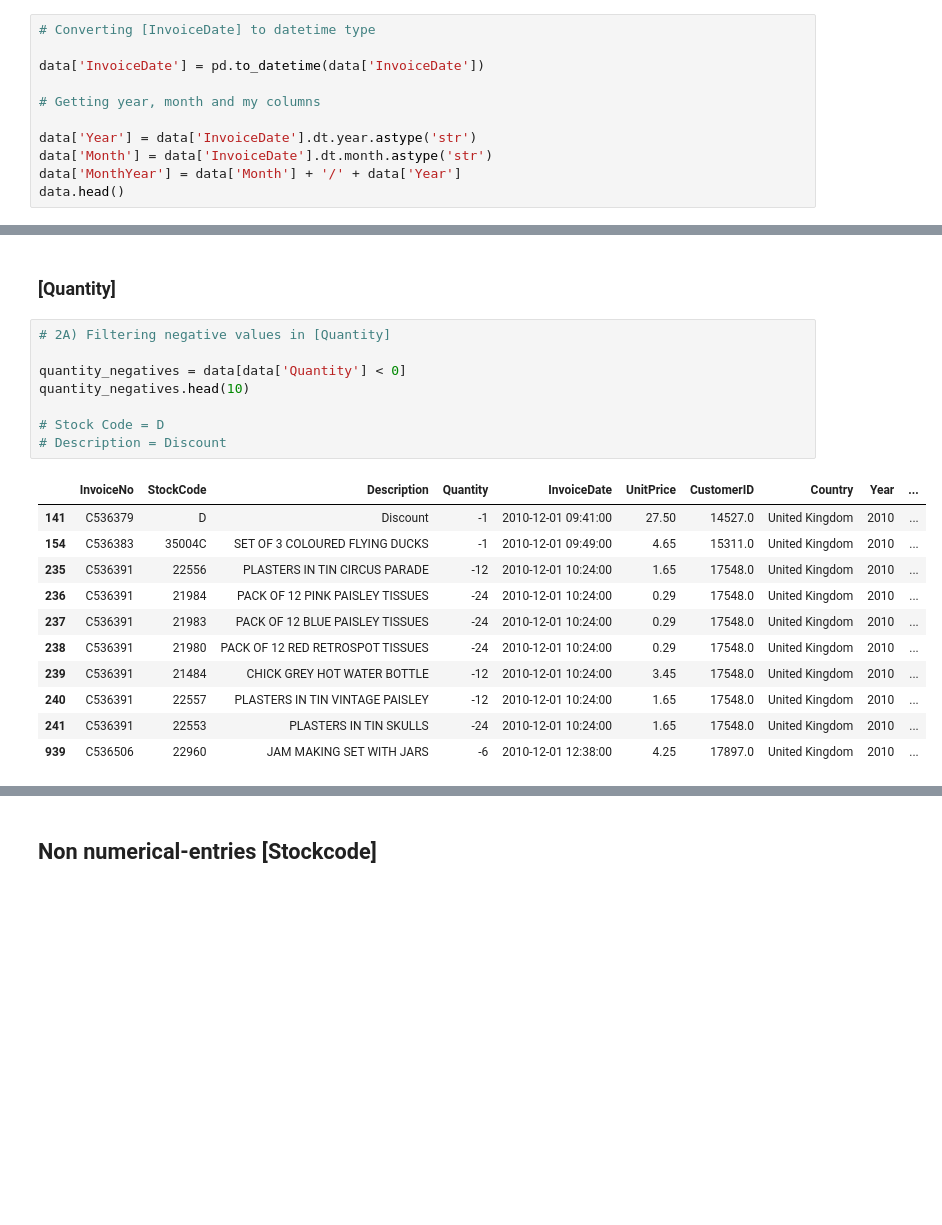
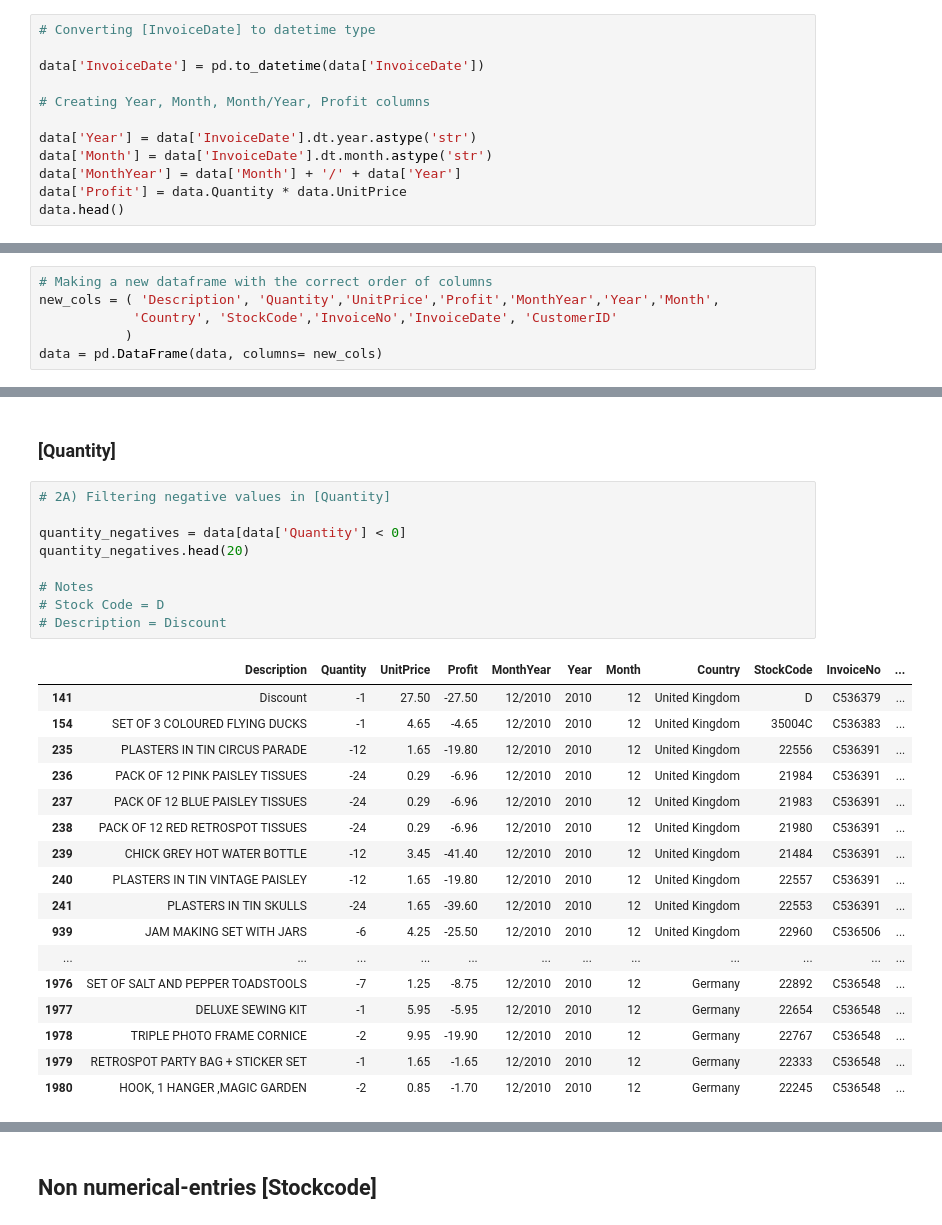
Before and after one commit to TheoPallis/Portfolio, a Jupyter notebook: Sales_Analysis_2/Cleaning_Store_Dataset.ipynb, the cells around one changed output, grey strips where cells are left out. Saved outputs shown, nothing was run; the diff lists cells and outputs as text; blank space fills up the shorter version.

```diff
--- a/Sales_Analysis_2/Cleaning_Store_Dataset.ipynb
+++ b/Sales_Analysis_2/Cleaning_Store_Dataset.ipynb
@@ -78,11 +86,12 @@ data.describe()
 
 data['InvoiceDate'] = pd.to_datetime(data['InvoiceDate'])
 
-# Getting year, month and my columns
+# Creating Year, Month, Month/Year, Profit columns
 
 data['Year'] = data['InvoiceDate'].dt.year.astype('str')
 data['Month'] = data['InvoiceDate'].dt.month.astype('str')
 data['MonthYear'] = data['Month'] + '/' + data['Year']
+data['Profit'] = data.Quantity * data.UnitPrice
 data.head()
 # %% [output]
 |  | InvoiceNo | StockCode | Description | Quantity | InvoiceDate | UnitPrice | CustomerID | Country | Year | ... |
@@ -94,3 +122,9 @@ data.head()
+# %%
+# Making a new dataframe with the correct order of columns
+new_cols = ( 'Description', 'Quantity','UnitPrice','Profit','MonthYear','Year','Month',
+            'Country', 'StockCode','InvoiceNo','InvoiceDate', 'CustomerID'
+           )
+data = pd.DataFrame(data, columns= new_cols)
 # %% [markdown]
 ## Inspecting negative values in :
 # %% [markdown]
@@ -134,23 +171,30 @@ data[data['StockCode'] ==  'B']
 # %%
 # 2A) Filtering negative values in [Quantity]
 
 quantity_negatives = data[data['Quantity'] < 0]
-quantity_negatives.head(10)
+quantity_negatives.head(20)
 
+# Notes
 # Stock Code = D
 # Description = Discount
 # %% [output]
-|  | InvoiceNo | StockCode | Description | Quantity | InvoiceDate | UnitPrice | CustomerID | Country | Year | ... |
-| 141 | C536379 | D | Discount | -1 | 2010-12-01 09:41:00 | 27.50 | 14527.0 | United Kingdom | 2010 | ... |
-| 154 | C536383 | 35004C | SET OF 3 COLOURED FLYING DUCKS | -1 | 2010-12-01 09:49:00 | 4.65 | 15311.0 | United Kingdom | 2010 | ... |
-| 235 | C536391 | 22556 | PLASTERS IN TIN CIRCUS PARADE | -12 | 2010-12-01 10:24:00 | 1.65 | 17548.0 | United Kingdom | 2010 | ... |
-| 236 | C536391 | 21984 | PACK OF 12 PINK PAISLEY TISSUES | -24 | 2010-12-01 10:24:00 | 0.29 | 17548.0 | United Kingdom | 2010 | ... |
-| 237 | C536391 | 21983 | PACK OF 12 BLUE PAISLEY TISSUES | -24 | 2010-12-01 10:24:00 | 0.29 | 17548.0 | United Kingdom | 2010 | ... |
-| 238 | C536391 | 21980 | PACK OF 12 RED RETROSPOT TISSUES | -24 | 2010-12-01 10:24:00 | 0.29 | 17548.0 | United Kingdom | 2010 | ... |
-| 239 | C536391 | 21484 | CHICK GREY HOT WATER BOTTLE | -12 | 2010-12-01 10:24:00 | 3.45 | 17548.0 | United Kingdom | 2010 | ... |
-| 240 | C536391 | 22557 | PLASTERS IN TIN VINTAGE PAISLEY | -12 | 2010-12-01 10:24:00 | 1.65 | 17548.0 | United Kingdom | 2010 | ... |
-| 241 | C536391 | 22553 | PLASTERS IN TIN SKULLS | -24 | 2010-12-01 10:24:00 | 1.65 | 17548.0 | United Kingdom | 2010 | ... |
-| 939 | C536506 | 22960 | JAM MAKING SET WITH JARS | -6 | 2010-12-01 12:38:00 | 4.25 | 17897.0 | United Kingdom | 2010 | ... |
+|  | Description | Quantity | UnitPrice | Profit | MonthYear | Year | Month | Country | StockCode | InvoiceNo | ... |
+| 141 | Discount | -1 | 27.50 | -27.50 | 12/2010 | 2010 | 12 | United Kingdom | D | C536379 | ... |
+| 154 | SET OF 3 COLOURED FLYING DUCKS | -1 | 4.65 | -4.65 | 12/2010 | 2010 | 12 | United Kingdom | 35004C | C536383 | ... |
+| 235 | PLASTERS IN TIN CIRCUS PARADE | -12 | 1.65 | -19.80 | 12/2010 | 2010 | 12 | United Kingdom | 22556 | C536391 | ... |
+| 236 | PACK OF 12 PINK PAISLEY TISSUES | -24 | 0.29 | -6.96 | 12/2010 | 2010 | 12 | United Kingdom | 21984 | C536391 | ... |
+| 237 | PACK OF 12 BLUE PAISLEY TISSUES | -24 | 0.29 | -6.96 | 12/2010 | 2010 | 12 | United Kingdom | 21983 | C536391 | ... |
+| 238 | PACK OF 12 RED RETROSPOT TISSUES | -24 | 0.29 | -6.96 | 12/2010 | 2010 | 12 | United Kingdom | 21980 | C536391 | ... |
+| 239 | CHICK GREY HOT WATER BOTTLE | -12 | 3.45 | -41.40 | 12/2010 | 2010 | 12 | United Kingdom | 21484 | C536391 | ... |
+| 240 | PLASTERS IN TIN VINTAGE PAISLEY | -12 | 1.65 | -19.80 | 12/2010 | 2010 | 12 | United Kingdom | 22557 | C536391 | ... |
+| 241 | PLASTERS IN TIN SKULLS | -24 | 1.65 | -39.60 | 12/2010 | 2010 | 12 | United Kingdom | 22553 | C536391 | ... |
+| 939 | JAM MAKING SET WITH JARS | -6 | 4.25 | -25.50 | 12/2010 | 2010 | 12 | United Kingdom | 22960 | C536506 | ... |
+| ... | ... | ... | ... | ... | ... | ... | ... | ... | ... | ... | ... |
+| 1976 | SET OF SALT AND PEPPER TOADSTOOLS | -7 | 1.25 | -8.75 | 12/2010 | 2010 | 12 | Germany | 22892 | C536548 | ... |
+| 1977 | DELUXE SEWING KIT | -1 | 5.95 | -5.95 | 12/2010 | 2010 | 12 | Germany | 22654 | C536548 | ... |
+| 1978 | TRIPLE PHOTO FRAME CORNICE | -2 | 9.95 | -19.90 | 12/2010 | 2010 | 12 | Germany | 22767 | C536548 | ... |
+| 1979 | RETROSPOT PARTY BAG + STICKER SET | -1 | 1.65 | -1.65 | 12/2010 | 2010 | 12 | Germany | 22333 | C536548 | ... |
+| 1980 | HOOK, 1 HANGER ,MAGIC GARDEN | -2 | 0.85 | -1.70 | 12/2010 | 2010 | 12 | Germany | 22245 | C536548 | ... |
 # %%
 # 2B) Searching for other stock codes = D
 
```
Also changed, not shown: parts of 36 cells of this notebook.
